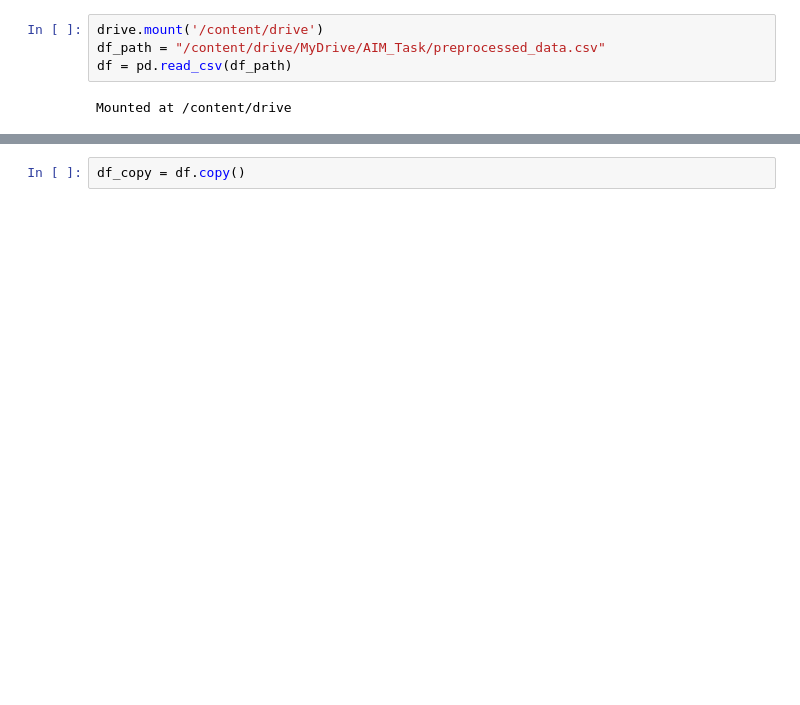
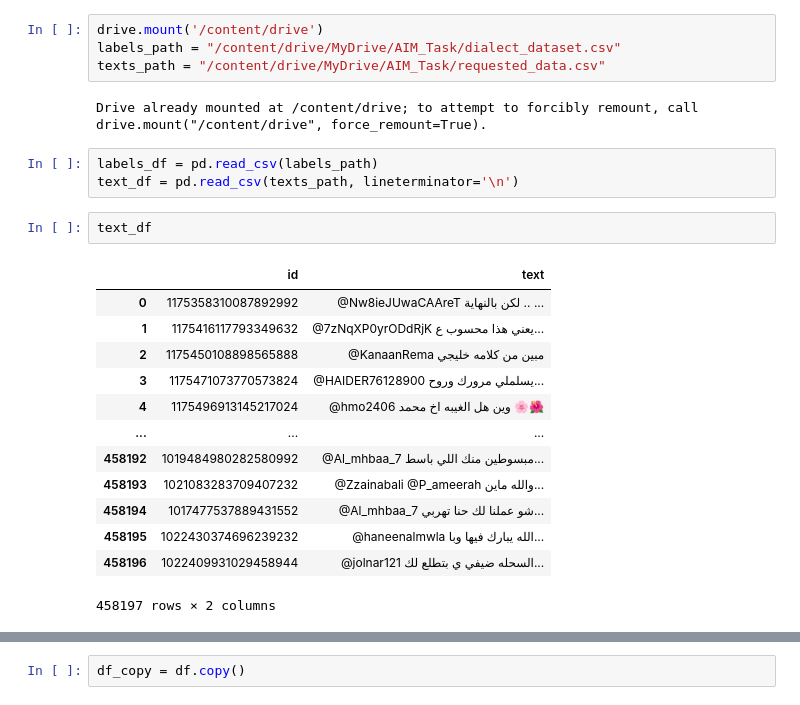
Before and after one commit to tamerm655/Arabic-dialect-identification, a Jupyter notebook: NoteBooks/DataPreprocessing.ipynb, the cells around one changed output, grey strips where cells are left out. Drawn from its saved outputs; the diff is of its cells as text; blank space fills up the shorter version.

```diff
--- a/NoteBooks/DataPreprocessing.ipynb
+++ b/NoteBooks/DataPreprocessing.ipynb
@@ -20,6 +8,25 @@ from google.colab import drive
 # %%
 drive.mount('/content/drive')
-df_path = "/content/drive/MyDrive/AIM_Task/preprocessed_data.csv"
-df = pd.read_csv(df_path)
+labels_path = "/content/drive/MyDrive/AIM_Task/dialect_dataset.csv"
+texts_path = "/content/drive/MyDrive/AIM_Task/requested_data.csv"
 # %% [output]
-Mounted at /content/drive
+Drive already mounted at /content/drive; to attempt to forcibly remount, call drive.mount("/content/drive", force_remount=True).
+# %%
+labels_df = pd.read_csv(labels_path)
+text_df = pd.read_csv(texts_path, lineterminator='\n')
+# %%
+text_df
+# %% [output]
+|  | id | text |
+| 0 | 1175358310087892992 | @Nw8ieJUwaCAAreT لكن بالنهاية .. ... |
+| 1 | 1175416117793349632 | @7zNqXP0yrODdRjK يعني هذا محسوب ع... |
+| 2 | 1175450108898565888 | @KanaanRema مبين من كلامه خليجي |
+| 3 | 1175471073770573824 | @HAIDER76128900 يسلملي مرورك وروح... |
+| 4 | 1175496913145217024 | @hmo2406 وين هل الغيبه اخ محمد 🌸🌺 |
+| ... | ... | ... |
+| 458192 | 1019484980282580992 | @Al_mhbaa_7 مبسوطين منك اللي باسط... |
+| 458193 | 1021083283709407232 | @Zzainabali @P_ameerah والله ماين... |
+| 458194 | 1017477537889431552 | @Al_mhbaa_7 شو عملنا لك حنا تهربي... |
+| 458195 | 1022430374696239232 | @haneenalmwla الله يبارك فيها وبا... |
+| 458196 | 1022409931029458944 | @jolnar121 السحله ضيفي ي بتطلع لك... |
+458197 rows × 2 columns
```
Also changed, not shown: parts of 30 cells of this notebook.
